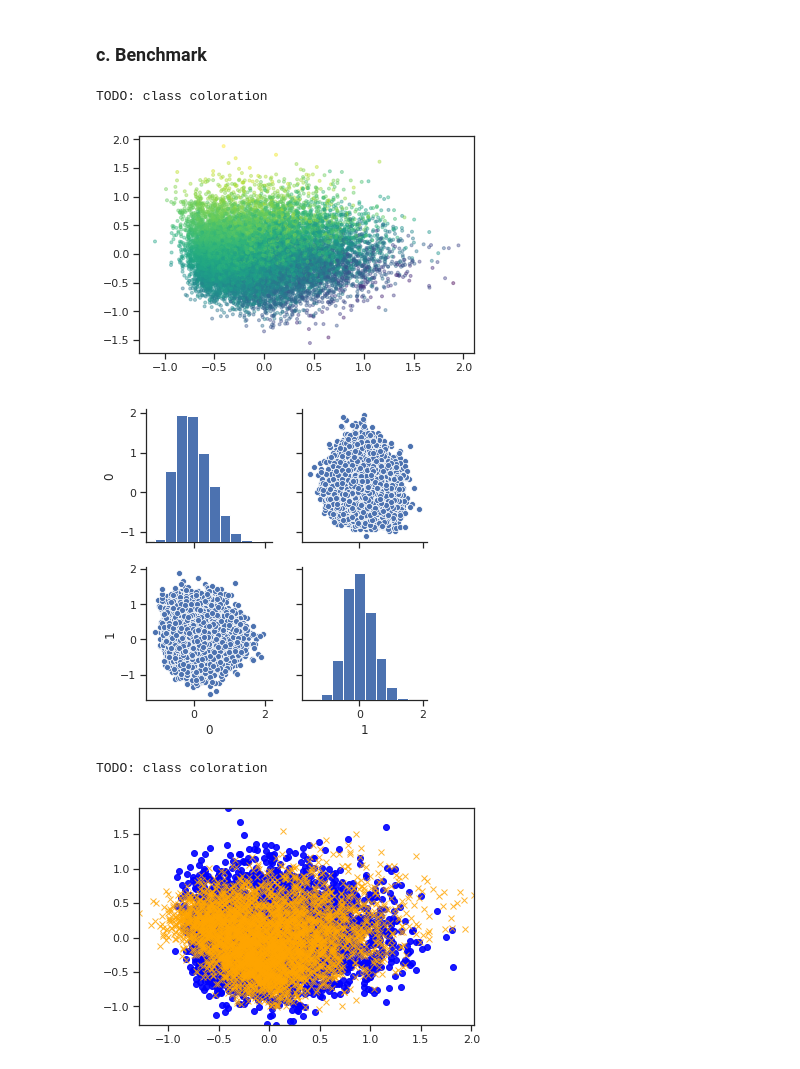
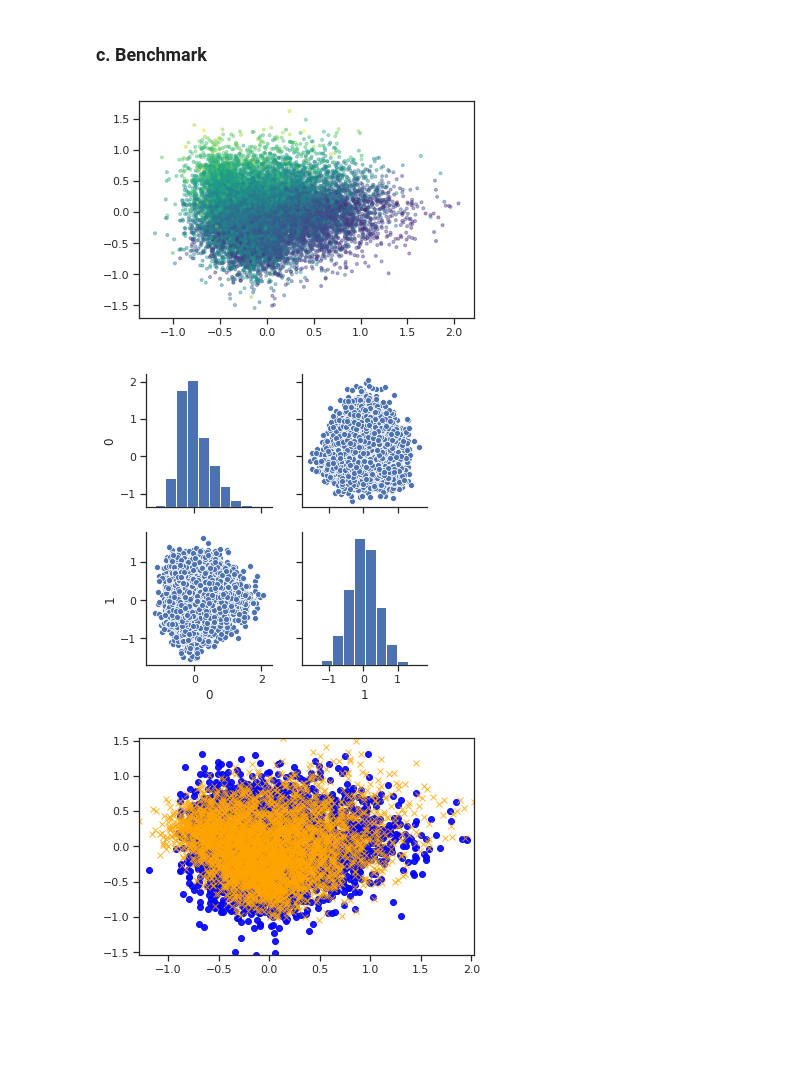
Before and after one commit to Didayolo/generators, a Jupyter notebook: vae_benchmark.ipynb, the cells around one changed output. Drawn from its saved outputs; the diff is of its cells as text; code cells hidden in the pictures; blank space fills up the shorter version.

```diff
--- a/vae_benchmark.ipynb
+++ b/vae_benchmark.ipynb
@@ -14,8 +13,9 @@ The autoreload extension is already loaded. To reload it, use:
 # MIMIC
 # %%
 # Load MIMIC dataset
-x_train = autodata.read_csv('data/mimic_train_sdv.csv')
-x_test = autodata.read_csv('data/mimic_test_sdv.csv')
+x_train = ad.read_csv('data/mimic_train_sdv.csv')
+x_test = ad.read_csv('data/mimic_test_sdv.csv')
+#data = ad.from_train_test(x_train, x_test)
 original_dim = x_train.shape[1]
 # %% [markdown]
 ### a. Visualization
@@ -55,7 +53,7 @@ TODO: class coloration
 batch_size=128
 epochs=20
 
-model = VAE(original_dim, intermediate_dim=256, latent_dim=4)
+model = ad.generators.VAE(original_dim, intermediate_dim=256, latent_dim=4)
 vae, encoder, decoder = model.get_vae(), model.get_encoder(), model.get_decoder()
 
 columns = x_train.columns
@@ -99,22 +97,20 @@ Epoch 20/20
 # %%
 # Generate samples
 n = x_test.shape[0]
-x_decoded_np = model.sample(n, loc=0, scale=30)
+x_decoded_np = model.sample(n, loc=0, scale=24)
 
-x_decoded, x_test = autodata.AutoData(x_decoded_np, columns=columns), autodata.AutoData(x_test_np, columns=columns)
+x_decoded, x_test = ad.AutoData(x_decoded_np, columns=columns), ad.AutoData(x_test_np, columns=columns)
 # %%
 #x_decoded.distance(x_test)
 # %%
 x_decoded.set_class('DIED')
 c_dec = np.array(x_decoded.get_data('y').T).ravel()
 pca = x_decoded.pca(n_components=2).plot(c=c_dec)
 
 pca_dec = x_decoded.pca(n_components=2)[:4000]
 pca_te = x_test.pca(n_components=2)[:4000]
-autodata.plot(pca_dec, pca_te)
+ad.plot(pca_dec, pca_te)
 # %% [output]
-TODO: class coloration
-[figure, old version]
+[figure, new version]
-[figure, old version]
+[figure, new version]
-TODO: class coloration
-[figure, old version]
+[figure, new version]
```
Also changed, not shown: parts of 9 cells of this notebook, 2 other files.
